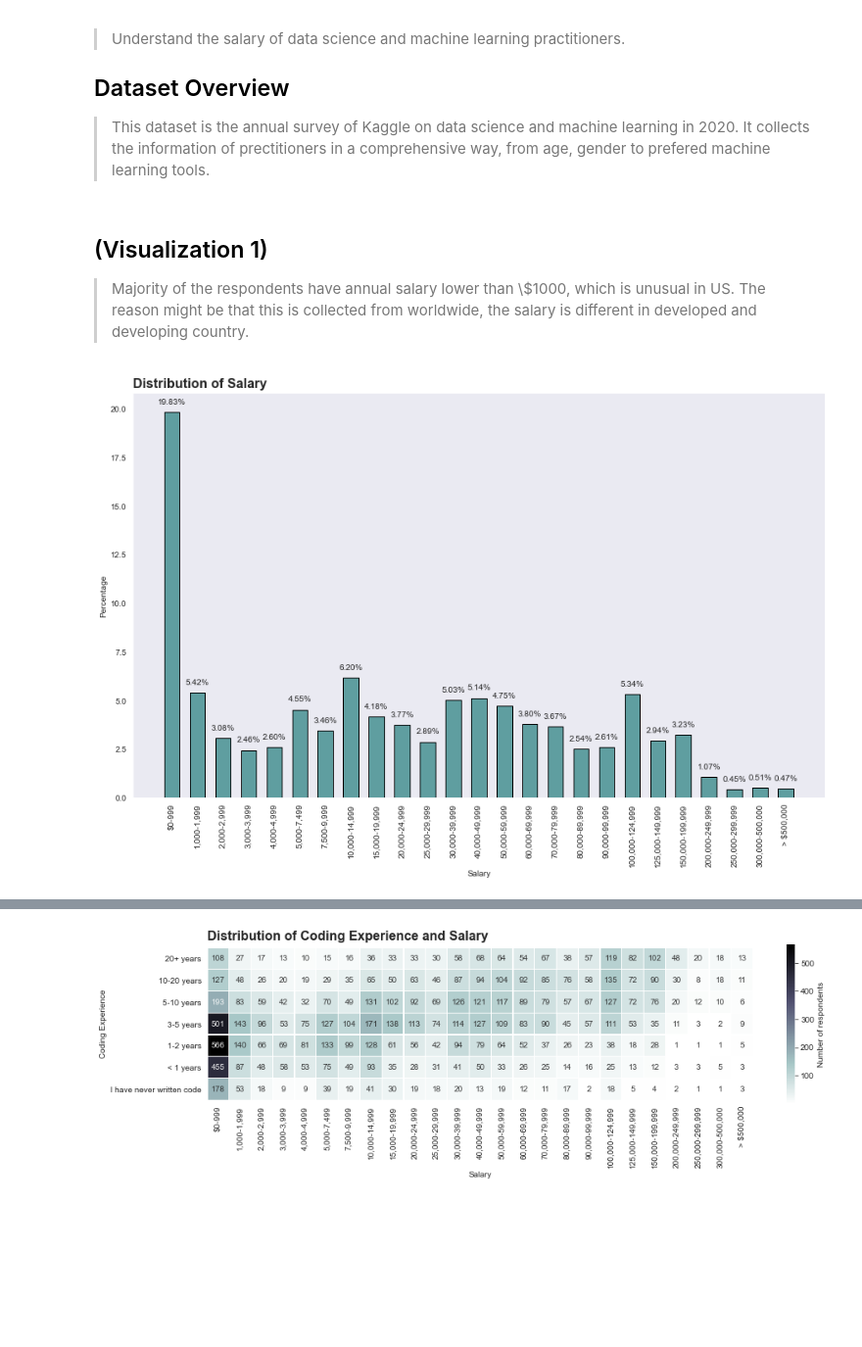
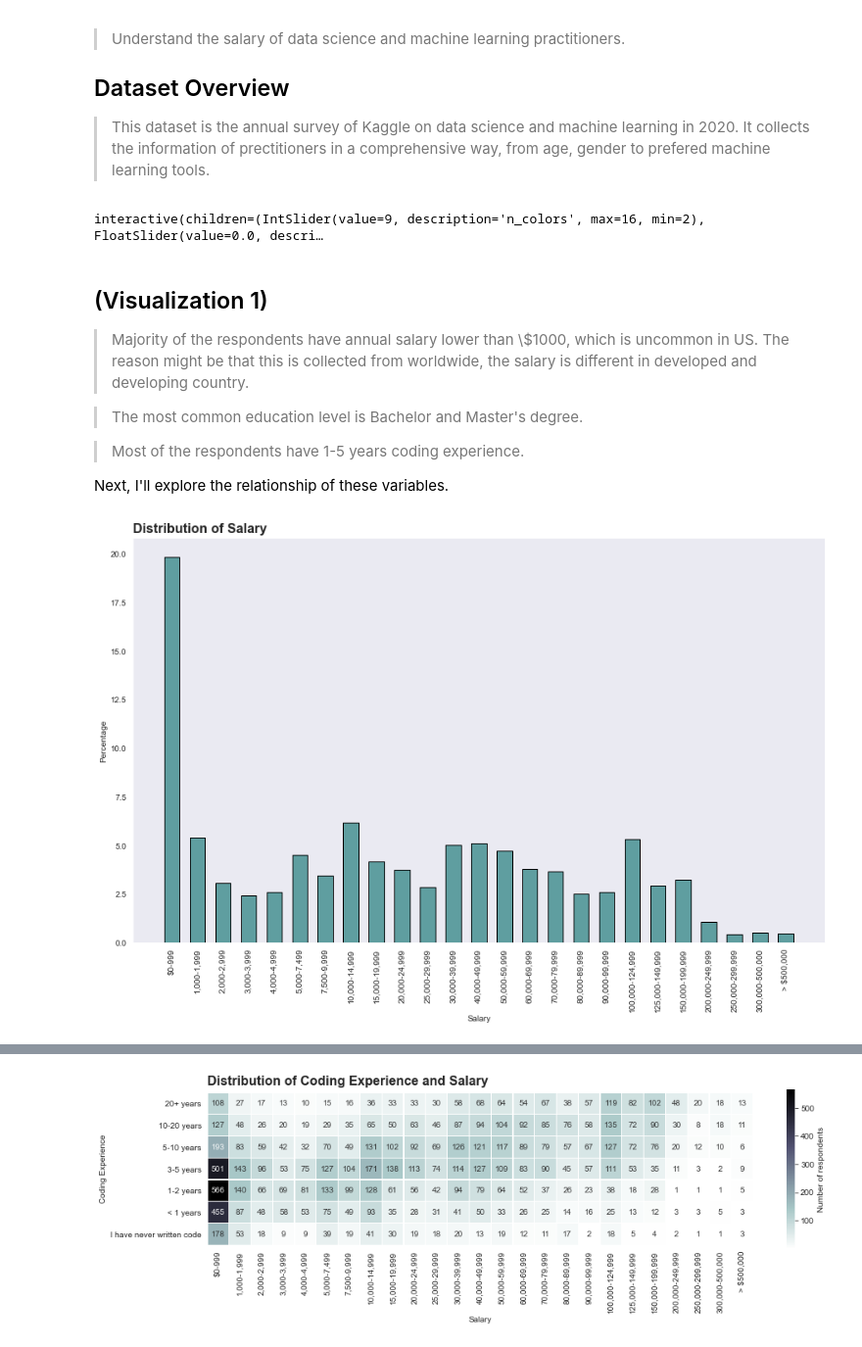
Before and after one commit to BaiyanRen/DA_Nanodegree_project5, a Jupyter notebook: Project 5_slide_deck.ipynb, the cells around one changed output, grey strips where cells are left out. Shown at 98% size. Cells and saved outputs as stored; diff of their text form; code cells hidden in the pictures; blank space fills up the shorter version.

```diff
--- a/Project 5_slide_deck.ipynb
+++ b/Project 5_slide_deck.ipynb
@@ -21,6 +21,10 @@ import seaborn as sns
 # suppress warnings from final output
 import warnings
 warnings.simplefilter("ignore")
+# %%
+cmap = sns.choose_cubehelix_palette()
+# %% [output]
+interactive(children=(IntSlider(value=9, description='n_colors', max=16, min=2), FloatSlider(value=0.0, descri…
 # %%
 # load in the dataset into a pandas dataframe
 survey_2020 = pd.read_csv('kaggle_survey_2020_responses.csv', low_memory=False, skiprows=[1])
@@ -47,10 +51,23 @@ Education = ['No formal education past high school',
 edu = pd.api.types.CategoricalDtype(categories=Education, ordered=True)
 survey_2020['Education'] = survey_2020['Education'].astype(edu)
 
+coding = ['I have never written code',
+          '< 1 years',
+          '1-2 years',
+          '3-5 years',
+          '5-10 years',
+          '10-20 years',
+          '20+ years']
+cod = pd.api.types.CategoricalDtype(categories=coding, ordered=True)
+survey_2020['Coding_exp'] = survey_2020['Coding_exp'].astype(cod)
+
 survey_2020_doct = survey_2020.query('Education == "Doctoral degree"').copy()
-survey_2020_other = survey_2020.query('Education != "Doctoral degree"').copy()
 survey_2020_bs = survey_2020.query('Education == "Bachelor’s degree"').copy()
 survey_2020_ms = survey_2020.query('Education == "Master’s degree"').copy()
+
+coding_bs = survey_2020_bs.groupby(['Coding_exp', 'Salary']).size().unstack()[salary].reindex(coding[::-1]).fillna(0).astype(int)
+coding_ms = survey_2020_ms.groupby(['Coding_exp', 'Salary']).size().unstack()[salary].reindex(coding[::-1]).fillna(0).astype(int)
+coding_doct = survey_2020_doct.groupby(['Coding_exp', 'Salary']).size().unstack()[salary].reindex(coding[::-1]).fillna(0).astype(int)
 
 salary = ['$0-999', '1,000-1,999', '2,000-2,999', '3,000-3,999', '4,000-4,999', '5,000-7,499', '7,500-9,999',
           '10,000-14,999', '15,000-19,999', '20,000-24,999', '25,000-29,999', '30,000-39,999', '40,000-49,999',
@@ -58,22 +75,34 @@ salary = ['$0-999', '1,000-1,999', '2,000-2,999', '3,000-3,999', '4,000-4,999',
           '125,000-149,999', '150,000-199,999', '200,000-249,999', '250,000-299,999', '300,000-500,000', '> $500,000']
 salary_total = survey_2020.groupby('Salary').size()[salary]
 salary_prop_total = salary_total/salary_total.sum()*100
+
+edu_count = survey_2020.groupby('Education').size()
+total = edu_count.sum()
+edu_prop = edu_count/total*100
+
+coding = ['I have never written code', '< 1 years', '1-2 years', '3-5 years', '5-10 years', '10-20 years', '20+ years']
+coding_count = survey_2020.groupby('Coding_exp').size()[coding]
+coding_prop = coding_count/coding_count.sum()*100
+
+coding_salary = survey_2020.groupby(['Coding_exp', 'Salary']).size().unstack()[salary].reindex(coding[::-1]).fillna(0).astype(int)
+coding_edu = survey_2020.groupby(['Coding_exp', 'Education']).size().unstack().reindex(coding[::-1]).fillna(0).astype(int)
 # %% [markdown]
 ## (Visualization 1)
 
-> Majority of the respondents have annual salary lower than \\$1000, which is unusual in US. The reason might be that this is collected from worldwide, the salary is different in developed and developing country.
+> Majority of the respondents have annual salary lower than \\$1000, which is uncommon in US. The reason might be that this is collected from worldwide, the salary is different in developed and developing country.
+
+> The most common education level is Bachelor and Master's degree.
+
+> Most of the respondents have 1-5 years coding experience.
+
+Next, I'll explore the relationship of these variables.
 # %%
 sns.set_style('dark')
 fig, ax = plt.subplots(figsize=[15, 9])
 ax.bar(salary_total.index, salary_prop_total, color='cadetblue', edgecolor=(0, 0, 0), width=0.6, label='All')
-for i in salary_total.index:
-    ax.annotate('{:.2f}%'.format(salary_prop_total[i]),
-                xy=(i, salary_prop_total[i]+0.5),
-                va='center',
-                ha='center')
 plt.xticks(rotation=90)
 plt.xlabel('Salary')
 plt.ylabel('Percentage')
 plt.title('Distribution of Salary', fontsize=16, fontweight='bold', loc='left');
 # %% [output]
-[figure, old version]
+[figure, new version]
```
Also changed, not shown: parts of 10 cells of this notebook, 3 other files.
